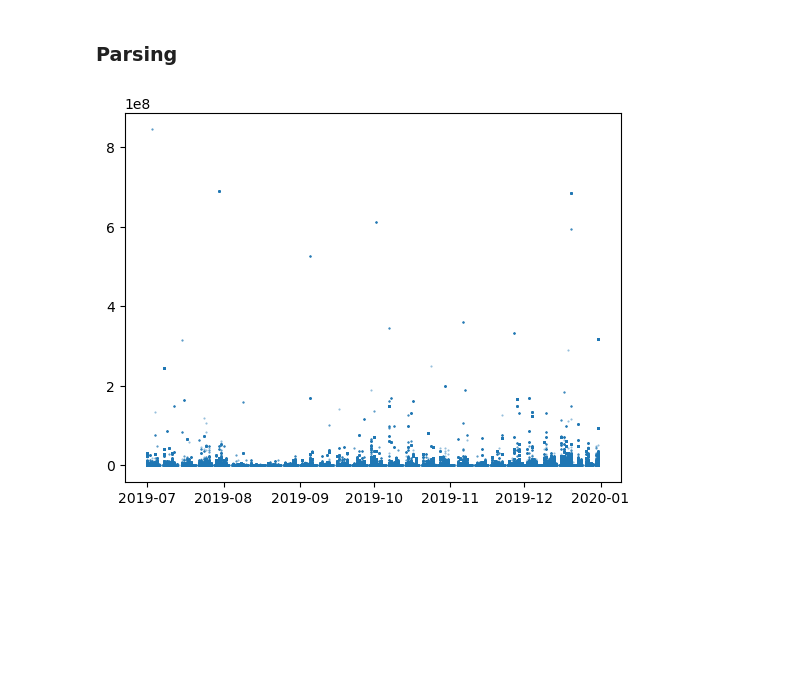
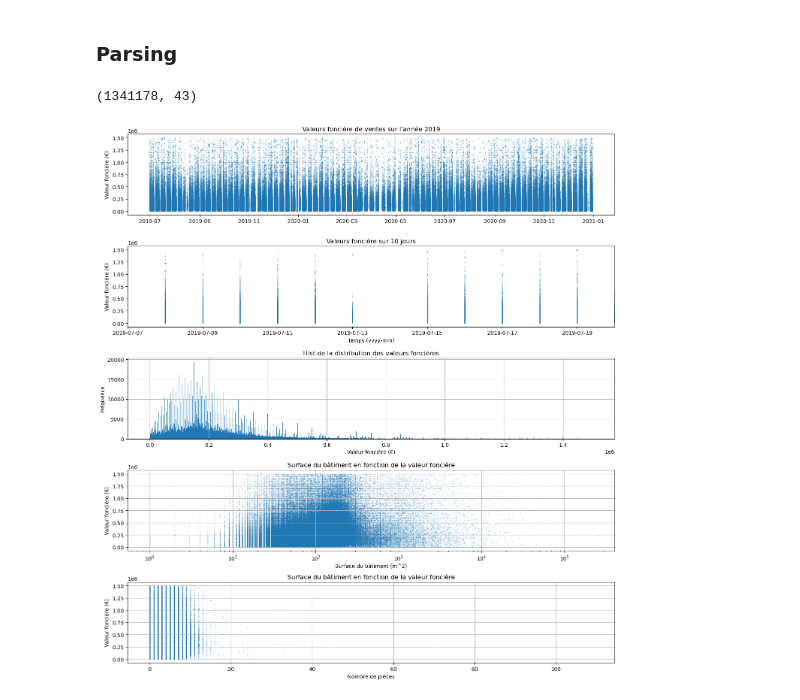
Before and after one commit to Droxxorie/Projet_MML, a Jupyter notebook: Projet.ipynb, the cells around one changed output. Cells and saved outputs as stored; diff of their text form; code cells hidden in the pictures; blank space fills up the shorter version.

Commit message:
data parsed

```diff
--- a/Projet.ipynb
+++ b/Projet.ipynb
@@ -14,6 +7,0 @@ filtered = data.dropna(subset=["Date mutation", "Valeur fonciere"]) #* remove em
-# %%
-plt.figure()
-plt.scatter(filtered["Date de mutation"], filtered["Valeur fonciere"], s= 1, alpha= 0.5, marker= '.')
-plt.show()
-# %% [output]
-[figure, removed]
@@ -19,0 +45,49 @@ plt.show()
+# %%
+# print(np.max(valeur_fonciere))
+# data.head()
+print(data.shape)
+# %% [output]
+(1341178, 43)
+# %%
+plt.figure(figsize= (14, 15))
+
+plt.subplot(511)
+# plt.yscale('log')
+plt.scatter(date_vente, valeur_fonciere, s= 1, alpha= .2, marker= '.')
+plt.title("Valeurs foncière de ventes sur l'année 2019")
+plt.ylabel("Valeur foncière (€)")
+
+plt.subplot(512)
+plt.scatter(date_vente, valeur_fonciere, s= 1, alpha= .2, marker= '.')
+plt.xlabel("Temps (yyyy-mm)")
+plt.ylabel("Valeur foncière (€)")
+# plt.yscale('log')
+plt.title("Valeurs foncière sur 10 jours")
+plt.xlim(pd.Timestamp("2019-07-07"), pd.Timestamp("2019-07-20"))
+
+plt.subplot(513)
+plt.hist(valeur_fonciere, bins= int(np.sqrt(len(valeur_fonciere))))
+plt.grid(True)
+plt.title("Hist de la distribution des valeurs foncières")
+plt.xlabel("Valeur foncière (€)")
+plt.ylabel("Fréquence")
+
+plt.subplot(514)
+plt.xscale('log')
+plt.scatter(surface_bati, valeur_fonciere, s= 1, alpha= .2, marker= '.')
+plt.title("Surface du bâtiment en fonction de la valeur foncière")
+plt.ylabel("Valeur foncière (€)")
+plt.xlabel("Surface du bâtiment (m^2)")
+plt.grid(True)
+
+plt.subplot(515)
+plt.scatter(nombre_pieces, valeur_fonciere, s= 1, alpha= .2, marker= '.')
+plt.title("Surface du bâtiment en fonction de la valeur foncière")
+plt.xlabel("Nombre de pièces")
+plt.ylabel("Valeur foncière (€)")
+plt.grid(True)
+
+plt.tight_layout()
+plt.show()
+# %% [output]
+[figure, added]
```
Also changed, not shown: parts of 2 cells of this notebook.
